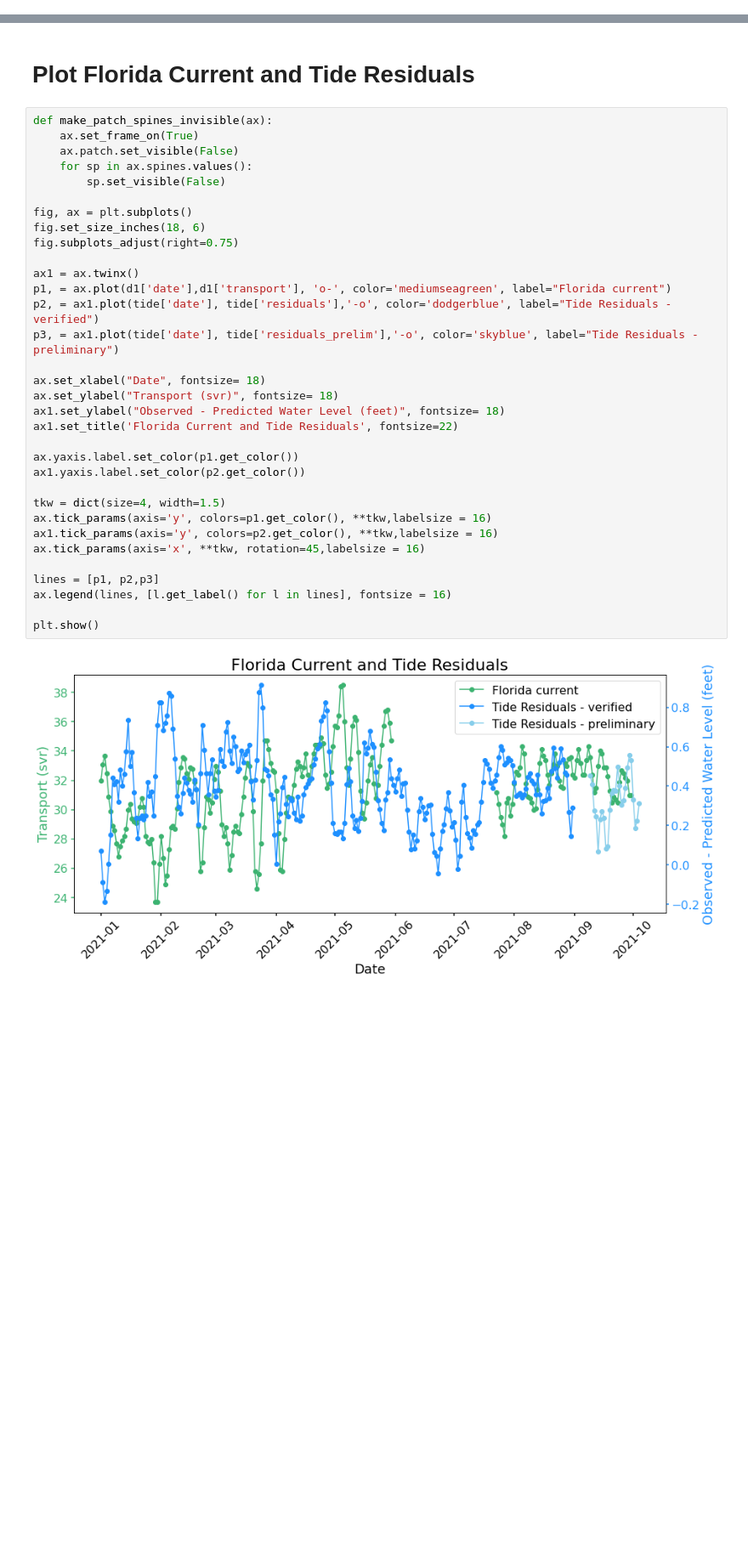
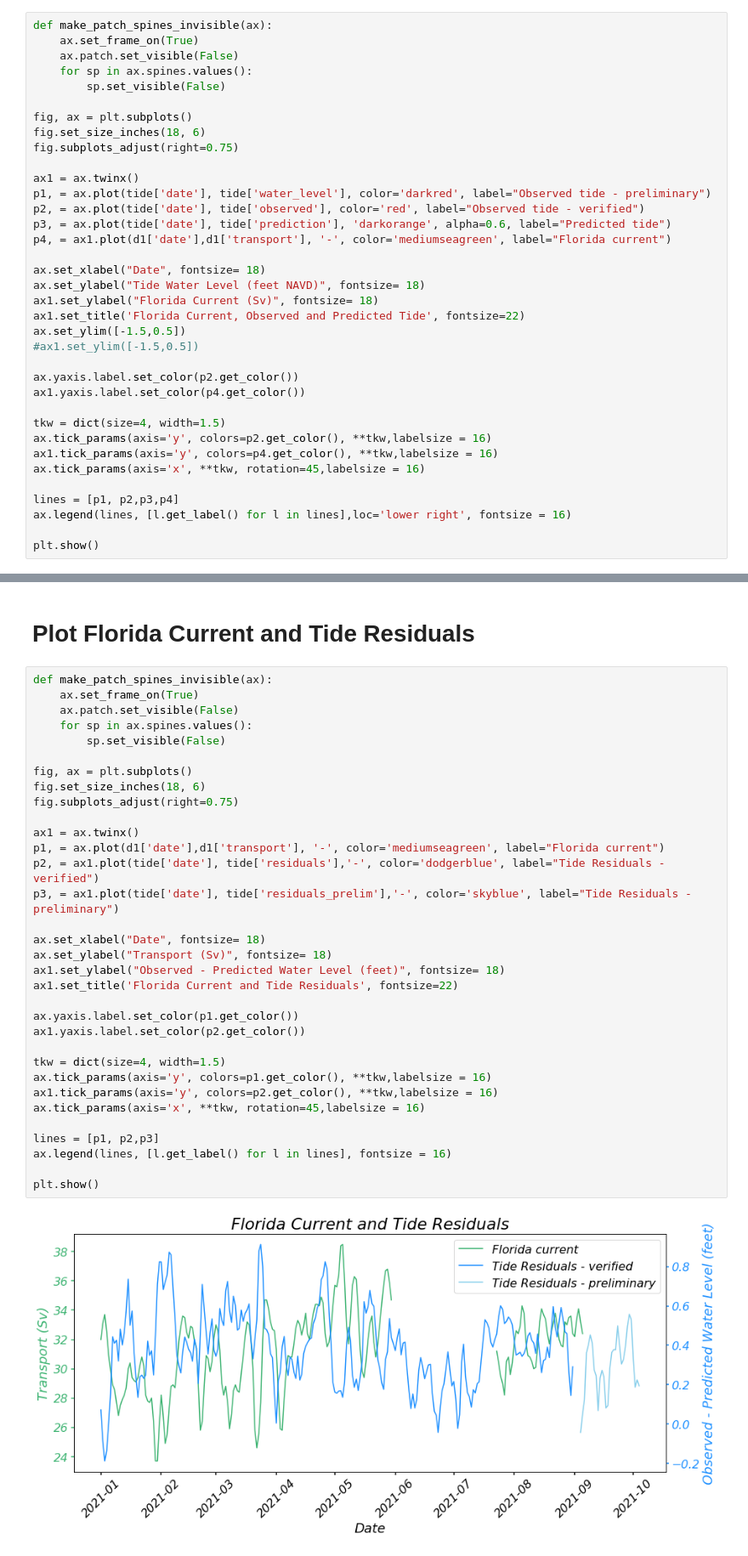
Before and after one commit to sukopm/Tide_and_Current, a Jupyter notebook: Current_tide_2021.ipynb, the cells around one changed output, grey strips where cells are left out. Shown at 85% size. Saved outputs shown, nothing was run; the diff lists cells and outputs as text; blank space fills up the shorter version.

```diff
--- a/Current_tide_2021.ipynb
+++ b/Current_tide_2021.ipynb
@@ -241,0 +236,36 @@ plt.legend(['Florida Current'],loc='lower left',fontsize=16)
+# %%
+def make_patch_spines_invisible(ax):
+    ax.set_frame_on(True)
+    ax.patch.set_visible(False)
+    for sp in ax.spines.values():
+        sp.set_visible(False)
+
+fig, ax = plt.subplots()
+fig.set_size_inches(18, 6)
+fig.subplots_adjust(right=0.75)
+
+ax1 = ax.twinx()
+p1, = ax.plot(tide['date'], tide['water_level'], color='darkred', label="Observed tide - preliminary")
+p2, = ax.plot(tide['date'], tide['observed'], color='red', label="Observed tide - verified")
+p3, = ax.plot(tide['date'], tide['prediction'], 'darkorange', alpha=0.6, label="Predicted tide")
+p4, = ax1.plot(d1['date'],d1['transport'], '-', color='mediumseagreen', label="Florida current")
+
+ax.set_xlabel("Date", fontsize= 18)
+ax.set_ylabel("Tide Water Level (feet NAVD)", fontsize= 18)
+ax1.set_ylabel("Florida Current (Sv)", fontsize= 18)
+ax1.set_title('Florida Current, Observed and Predicted Tide', fontsize=22)
+ax.set_ylim([-1.5,0.5])
+#ax1.set_ylim([-1.5,0.5])
+
+ax.yaxis.label.set_color(p2.get_color())
+ax1.yaxis.label.set_color(p4.get_color())
+
+tkw = dict(size=4, width=1.5)
+ax.tick_params(axis='y', colors=p2.get_color(), **tkw,labelsize = 16)
+ax1.tick_params(axis='y', colors=p4.get_color(), **tkw,labelsize = 16)
+ax.tick_params(axis='x', **tkw, rotation=45,labelsize = 16)
+
+lines = [p1, p2,p3,p4]
+ax.legend(lines, [l.get_label() for l in lines],loc='lower right', fontsize = 16)
+
+plt.show()
@@ -244,35 +276,35 @@ plt.legend(['Florida Current'],loc='lower left',fontsize=16)
 # %%
 def make_patch_spines_invisible(ax):
     ax.set_frame_on(True)
     ax.patch.set_visible(False)
     for sp in ax.spines.values():
         sp.set_visible(False)
 
 fig, ax = plt.subplots()
 fig.set_size_inches(18, 6)
 fig.subplots_adjust(right=0.75)
 
 ax1 = ax.twinx()
-p1, = ax.plot(d1['date'],d1['transport'], 'o-', color='mediumseagreen', label="Florida current")
-p2, = ax1.plot(tide['date'], tide['residuals'],'-o', color='dodgerblue', label="Tide Residuals - verified")
-p3, = ax1.plot(tide['date'], tide['residuals_prelim'],'-o', color='skyblue', label="Tide Residuals - preliminary")
+p1, = ax.plot(d1['date'],d1['transport'], '-', color='mediumseagreen', label="Florida current")
+p2, = ax1.plot(tide['date'], tide['residuals'],'-', color='dodgerblue', label="Tide Residuals - verified")
+p3, = ax1.plot(tide['date'], tide['residuals_prelim'],'-', color='skyblue', label="Tide Residuals - preliminary")
 
 ax.set_xlabel("Date", fontsize= 18)
-ax.set_ylabel("Transport (svr)", fontsize= 18)
+ax.set_ylabel("Transport (Sv)", fontsize= 18)
 ax1.set_ylabel("Observed - Predicted Water Level (feet)", fontsize= 18)
 ax1.set_title('Florida Current and Tide Residuals', fontsize=22)
 
 ax.yaxis.label.set_color(p1.get_color())
 ax1.yaxis.label.set_color(p2.get_color())
 
 tkw = dict(size=4, width=1.5)
 ax.tick_params(axis='y', colors=p1.get_color(), **tkw,labelsize = 16)
 ax1.tick_params(axis='y', colors=p2.get_color(), **tkw,labelsize = 16)
 ax.tick_params(axis='x', **tkw, rotation=45,labelsize = 16)
 
 lines = [p1, p2,p3]
 ax.legend(lines, [l.get_label() for l in lines], fontsize = 16)
 
 plt.show()
 # %% [output]
-[figure, old version]
+[figure, new version]
```
Also changed, not shown: parts of 11 cells of this notebook.
